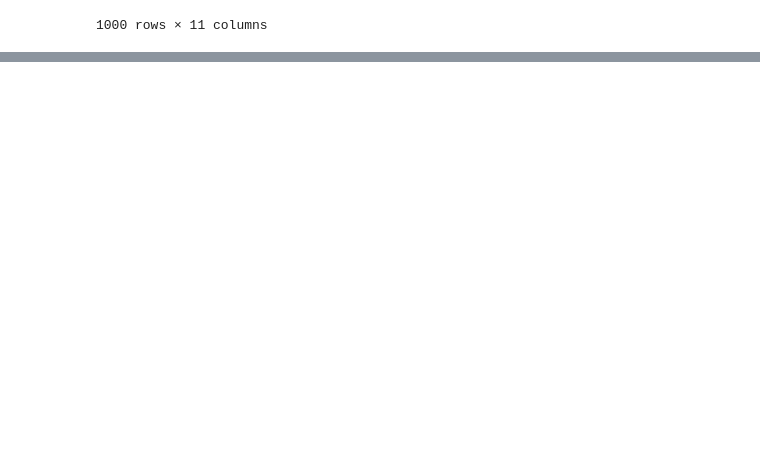
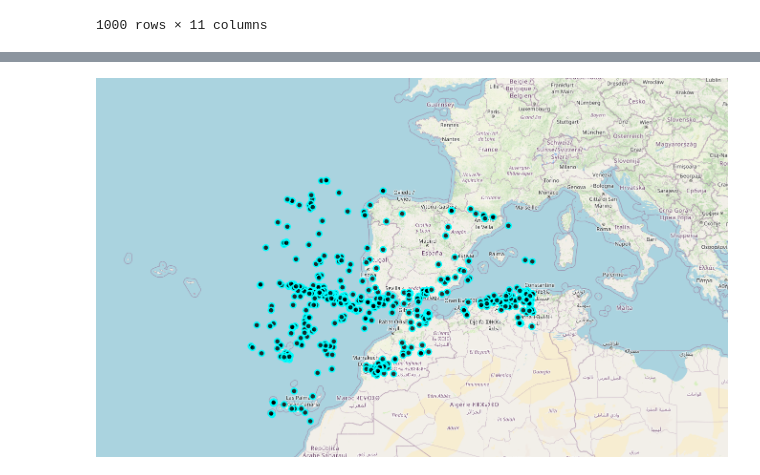
Before and after one commit to GuillermoSantano/EDAs, a Jupyter notebook: Terremotos/main.ipynb, the cells around one changed output, grey strips where cells are left out. Drawn from its saved outputs; the diff is of its cells as text; code cells hidden in the pictures; blank space fills up the shorter version.

Commit message:
Mapa

```diff
--- a/Terremotos/main.ipynb
+++ b/Terremotos/main.ipynb
@@ -212,3 +213,8 @@ for lat, lng in zip(df_sorted["Latitud"], df_sorted["Longitud"]):
 world_map
 # %% [output]
 [interactive output not drawn]
+# %%
+mapa = Image.open('Mapa con los 1000 terremotos de mayor Magnitud.png')
+mapa
+# %% [output]
+[figure, added]
```
Also changed, not shown: parts of 1 cell of this notebook, 1 other file.
